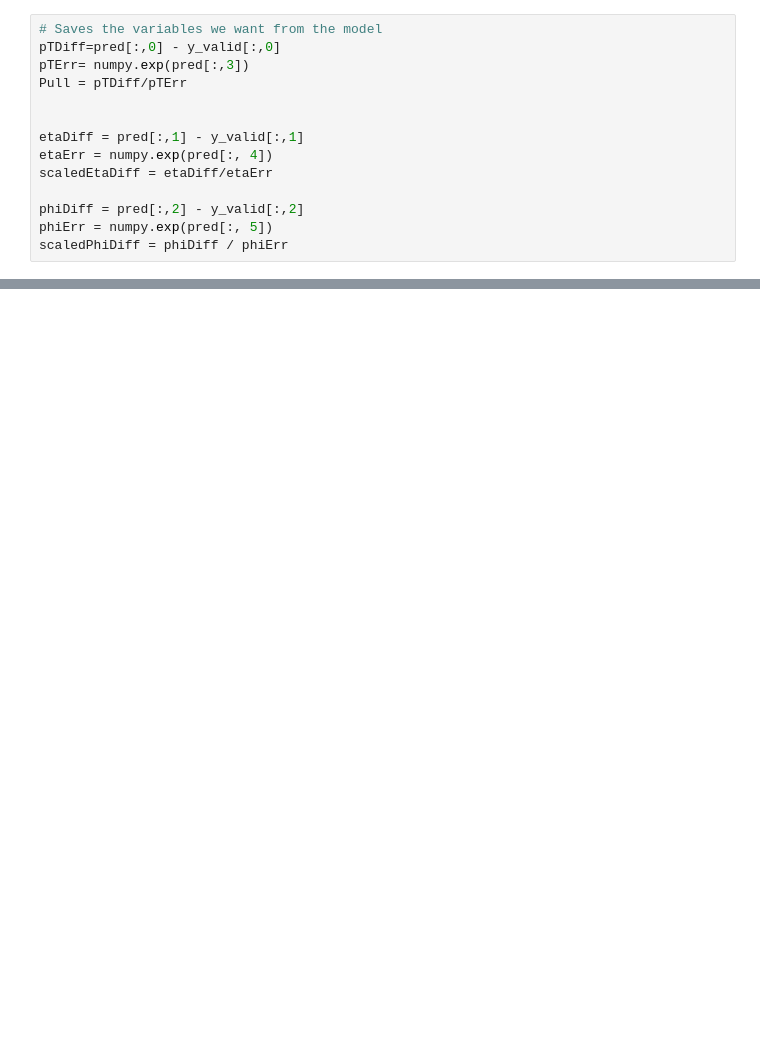
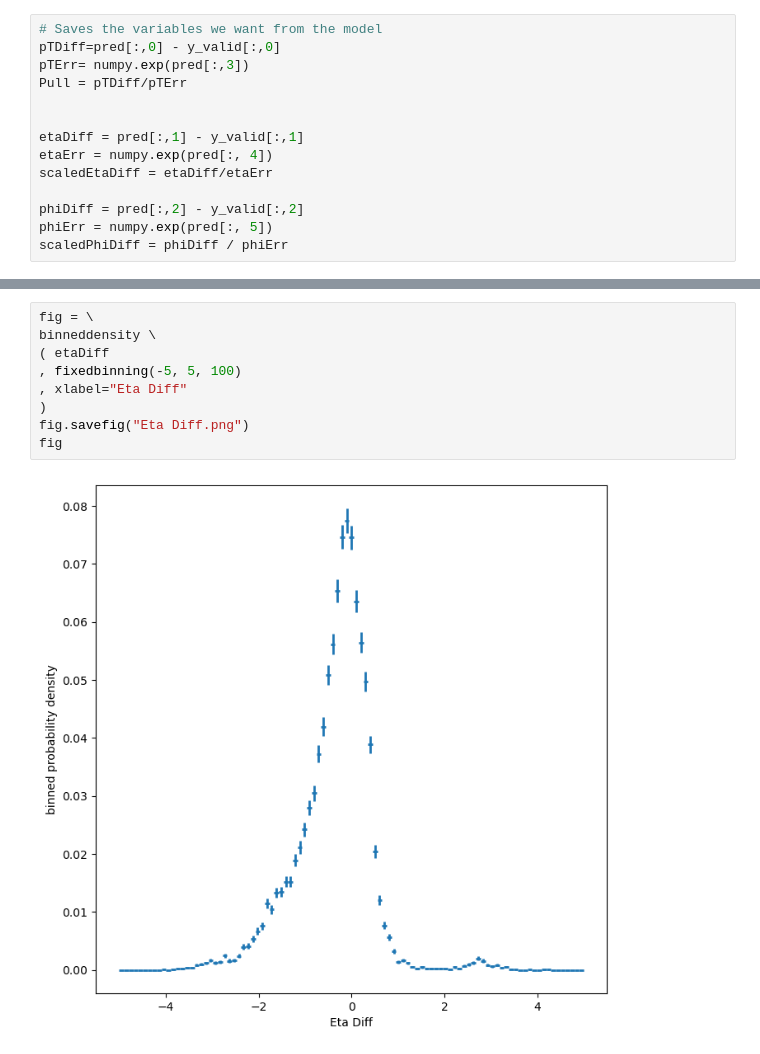
Before and after one commit to JJBarnes/JoshProject, a Jupyter notebook: hffrag.ipynb, the cells around one changed output, grey strips where cells are left out. Saved outputs shown, nothing was run; the diff lists cells and outputs as text; blank space fills up the shorter version.

```diff
--- a/hffrag.ipynb
+++ b/hffrag.ipynb
@@ -510,0 +430,11 @@ fig.savefig("Impact Parameter PV Sig.png")
+# %%
+fig = \
+binneddensity \
+( etaDiff
+, fixedbinning(-5, 5, 100)
+, xlabel="Eta Diff"
+)
+fig.savefig("Eta Diff.png")
+fig
+# %% [output]
+[figure, added]
```
Also changed, not shown: parts of 20 cells of this notebook.
